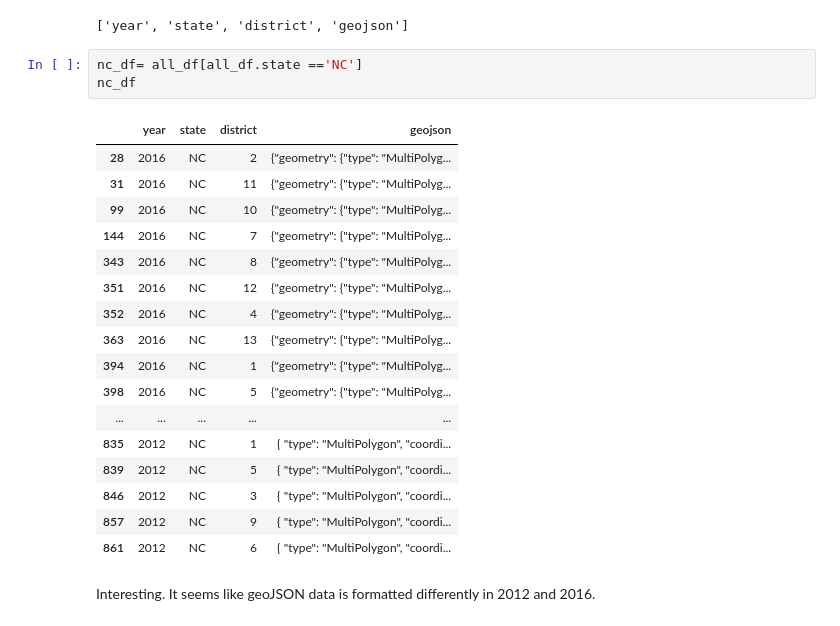
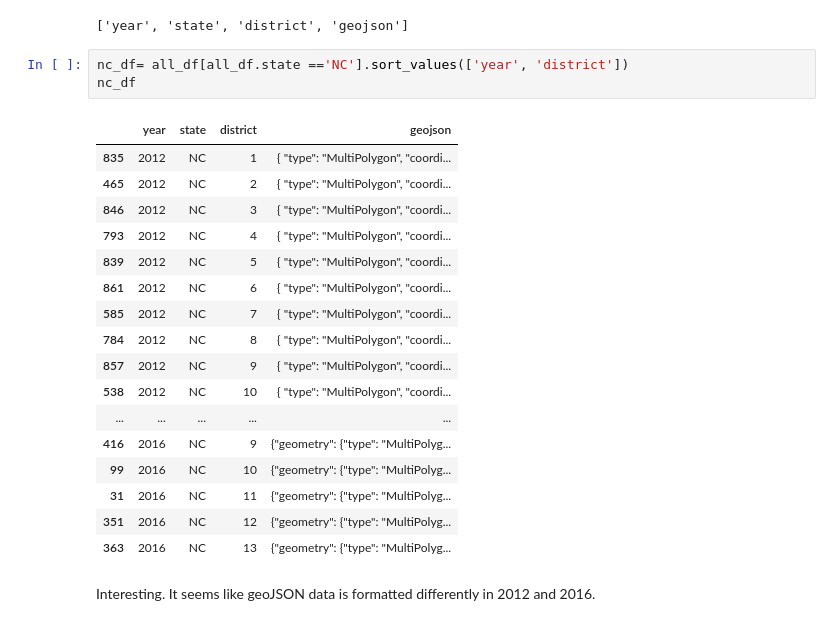
Before and after one commit to vaibhavi-r/gerrymandering-d4d, a Jupyter notebook: code/python/calculate_area_of_districts.ipynb, the cells around one changed output. Cells and saved outputs as stored; diff of their text form.

Commit message:
Added notebook to calculate area of districts

```diff
--- a/code/python/calculate_area_of_districts.ipynb
+++ b/code/python/calculate_area_of_districts.ipynb
@@ -53,26 +53,26 @@ list(all_df)
 # %% [output]
 ['year', 'state', 'district', 'geojson']
 # %%
-nc_df= all_df[all_df.state =='NC']
+nc_df= all_df[all_df.state =='NC'].sort_values(['year', 'district'])
 nc_df
 # %% [output]
 |  | year | state | district | geojson |
-| 28 | 2016 | NC | 2 | {"geometry": {"type": "MultiPolyg... |
+| 835 | 2012 | NC | 1 | { "type": "MultiPolygon", "coordi... |
+| 465 | 2012 | NC | 2 | { "type": "MultiPolygon", "coordi... |
+| 846 | 2012 | NC | 3 | { "type": "MultiPolygon", "coordi... |
+| 793 | 2012 | NC | 4 | { "type": "MultiPolygon", "coordi... |
+| 839 | 2012 | NC | 5 | { "type": "MultiPolygon", "coordi... |
+| 861 | 2012 | NC | 6 | { "type": "MultiPolygon", "coordi... |
+| 585 | 2012 | NC | 7 | { "type": "MultiPolygon", "coordi... |
+| 784 | 2012 | NC | 8 | { "type": "MultiPolygon", "coordi... |
+| 857 | 2012 | NC | 9 | { "type": "MultiPolygon", "coordi... |
+| 538 | 2012 | NC | 10 | { "type": "MultiPolygon", "coordi... |
+| ... | ... | ... | ... | ... |
+| 416 | 2016 | NC | 9 | {"geometry": {"type": "MultiPolyg... |
+| 99 | 2016 | NC | 10 | {"geometry": {"type": "MultiPolyg... |
 | 31 | 2016 | NC | 11 | {"geometry": {"type": "MultiPolyg... |
-| 99 | 2016 | NC | 10 | {"geometry": {"type": "MultiPolyg... |
-| 144 | 2016 | NC | 7 | {"geometry": {"type": "MultiPolyg... |
-| 343 | 2016 | NC | 8 | {"geometry": {"type": "MultiPolyg... |
 | 351 | 2016 | NC | 12 | {"geometry": {"type": "MultiPolyg... |
-| 352 | 2016 | NC | 4 | {"geometry": {"type": "MultiPolyg... |
 | 363 | 2016 | NC | 13 | {"geometry": {"type": "MultiPolyg... |
-| 394 | 2016 | NC | 1 | {"geometry": {"type": "MultiPolyg... |
-| 398 | 2016 | NC | 5 | {"geometry": {"type": "MultiPolyg... |
-| ... | ... | ... | ... | ... |
-| 835 | 2012 | NC | 1 | { "type": "MultiPolygon", "coordi... |
-| 839 | 2012 | NC | 5 | { "type": "MultiPolygon", "coordi... |
-| 846 | 2012 | NC | 3 | { "type": "MultiPolygon", "coordi... |
-| 857 | 2012 | NC | 9 | { "type": "MultiPolygon", "coordi... |
-| 861 | 2012 | NC | 6 | { "type": "MultiPolygon", "coordi... |
 # %% [markdown]
 Interesting. It seems like geoJSON data is formatted differently in 2012 and 2016.
 # %%
```
Also changed, not shown: parts of 10 cells of this notebook.
